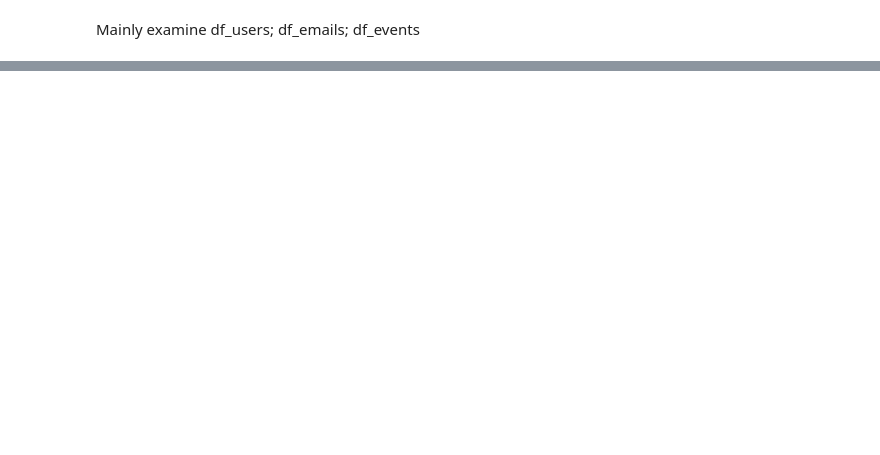
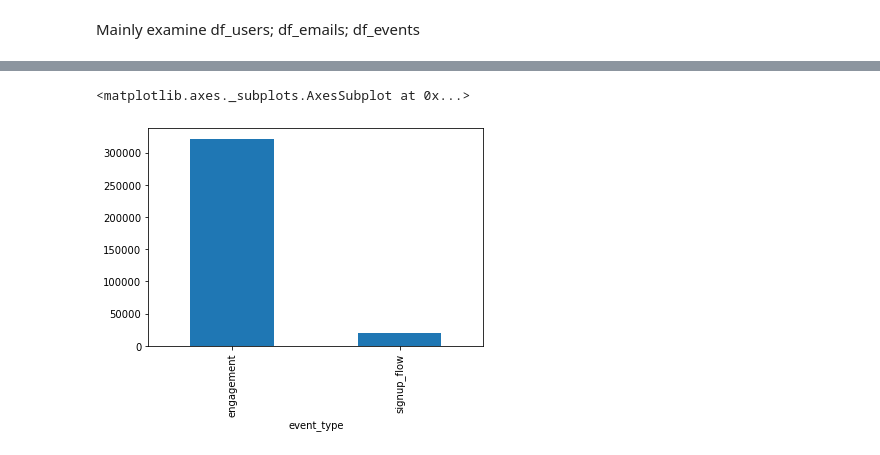
Before and after one commit to Zhefei123/Data_challenge, a Jupyter notebook: DC4/DC4.ipynb, the cells around one changed output, grey strips where cells are left out. Saved outputs shown, nothing was run; the diff lists cells and outputs as text; code cells hidden in the pictures; blank space fills up the shorter version.

```diff
--- a/DC4/DC4.ipynb
+++ b/DC4/DC4.ipynb
@@ -164,0 +206,5 @@ df_users2.set_index('activated_at_m').plot()
+# %%
+df_event.groupby('event_type')['event_type'].count().plot.bar()
+# %% [output]
+<matplotlib.axes._subplots.AxesSubplot at 0x...>
+[figure, added]
```
Also changed, not shown: parts of 52 cells of this notebook.
